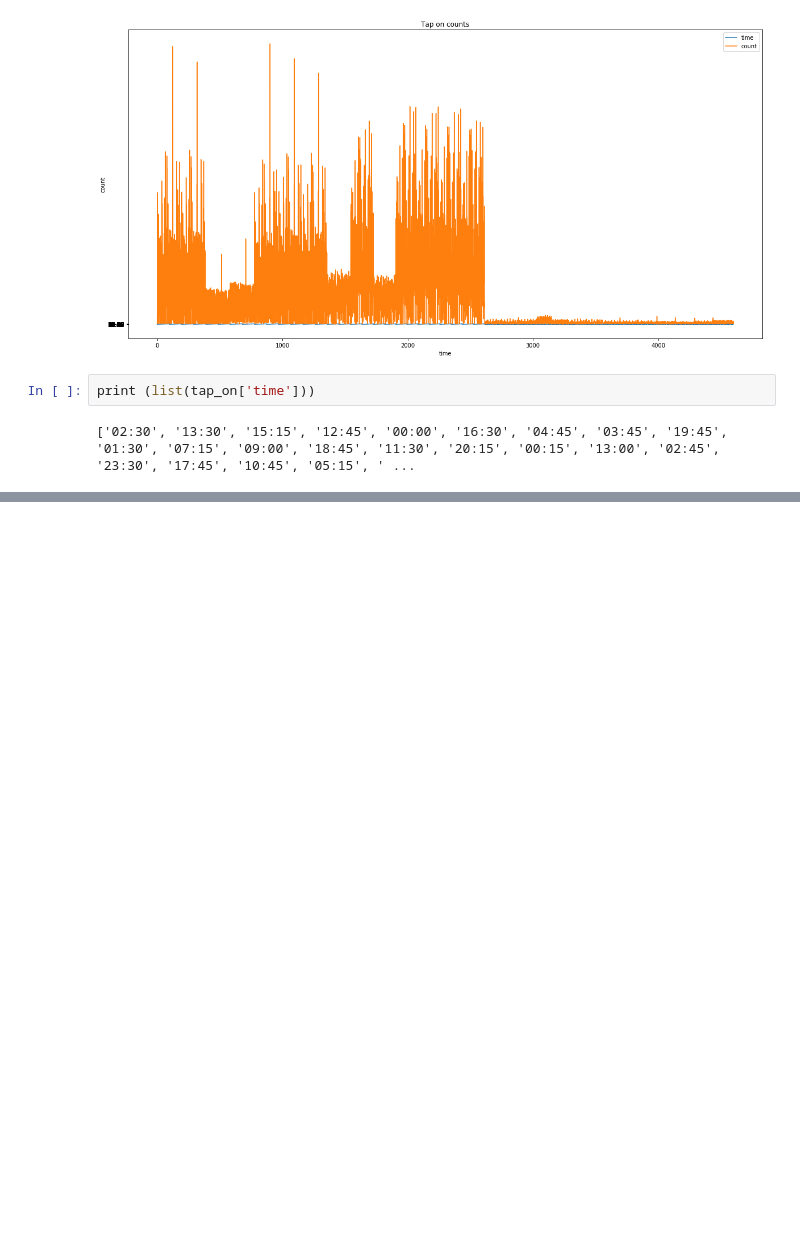
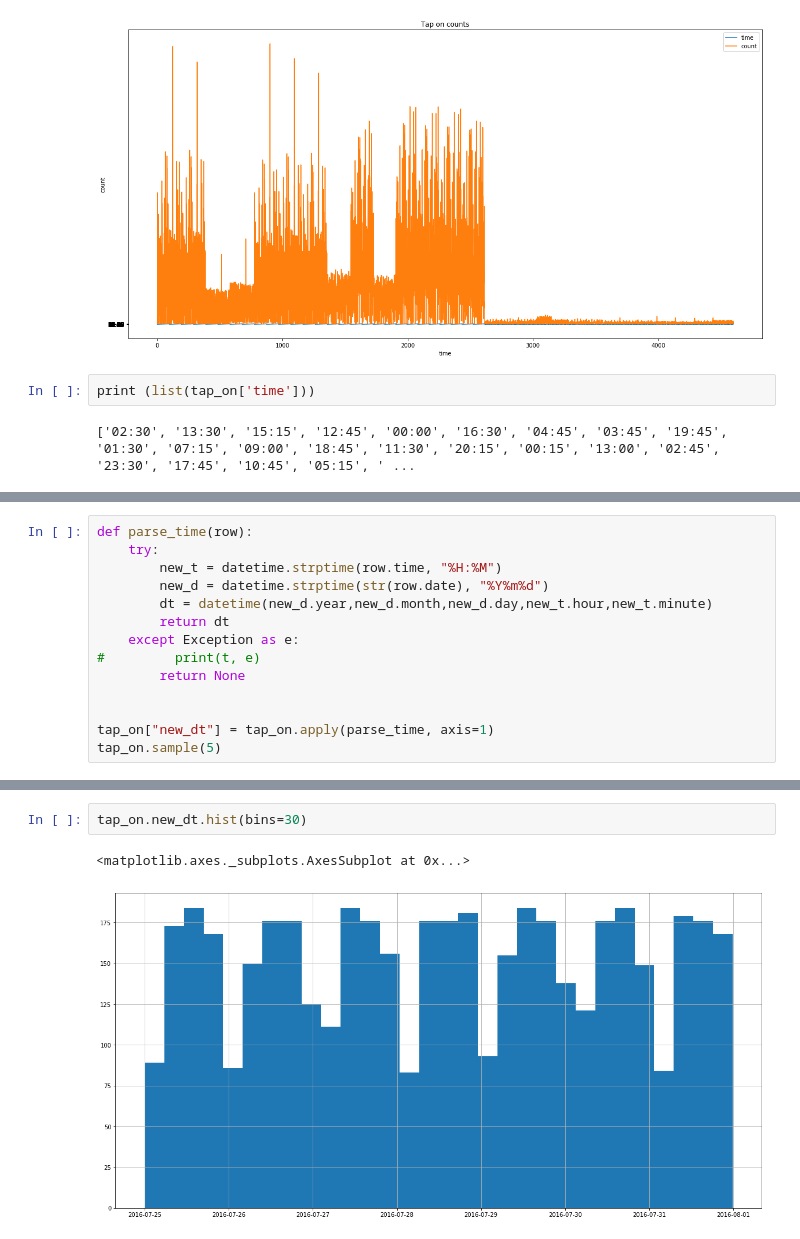
Before and after one commit to Annie677/Dataproject, a Jupyter notebook: The opal card tap on .ipynb, the cells around one changed output, grey strips where cells are left out. Cells and saved outputs as stored; diff of their text form; blank space fills up the shorter version.

Commit message:
Update the date

```diff
--- a/The opal card tap on .ipynb
+++ b/The opal card tap on .ipynb
@@ -57,0 +93,14 @@ print (list(tap_on['time']))
+# %%
+def parse_time(row):
+    try:
+        new_t = datetime.strptime(row.time, "%H:%M")
+        new_d = datetime.strptime(str(row.date), "%Y%m%d")
+        dt = datetime(new_d.year,new_d.month,new_d.day,new_t.hour,new_t.minute)
+        return dt
+    except Exception as e:
+#         print(t, e)
+        return None
+
+
+tap_on["new_dt"] = tap_on.apply(parse_time, axis=1)
+tap_on.sample(5)
@@ -57,0 +114,5 @@ print (list(tap_on['time']))
+# %%
+tap_on.new_dt.hist(bins=30)
+# %% [output]
+<matplotlib.axes._subplots.AxesSubplot at 0x...>
+[figure, added]
```
Also changed, not shown: parts of 8 cells of this notebook.
